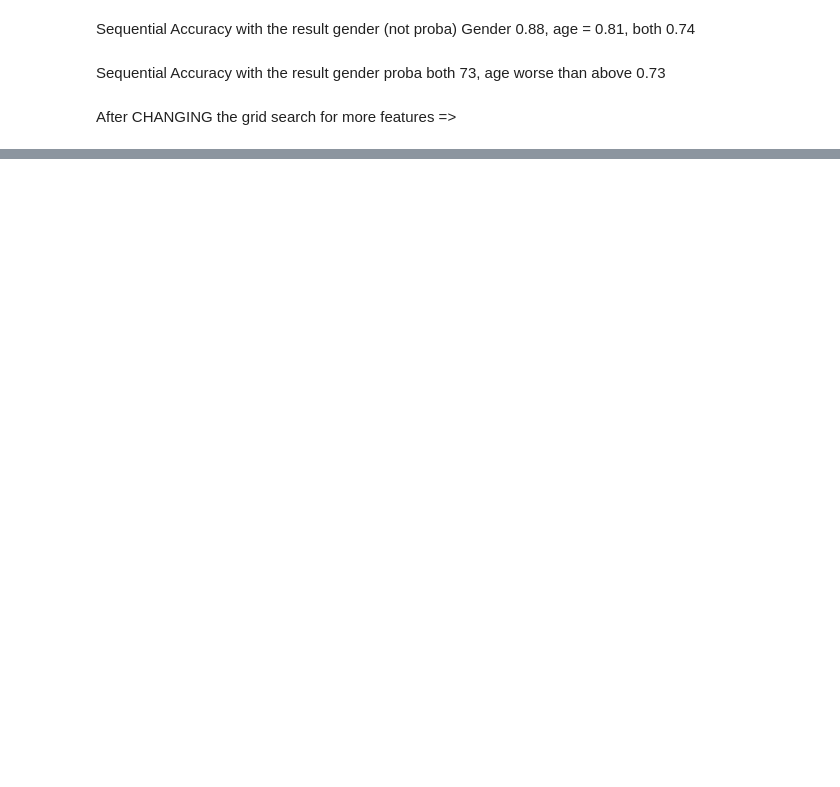
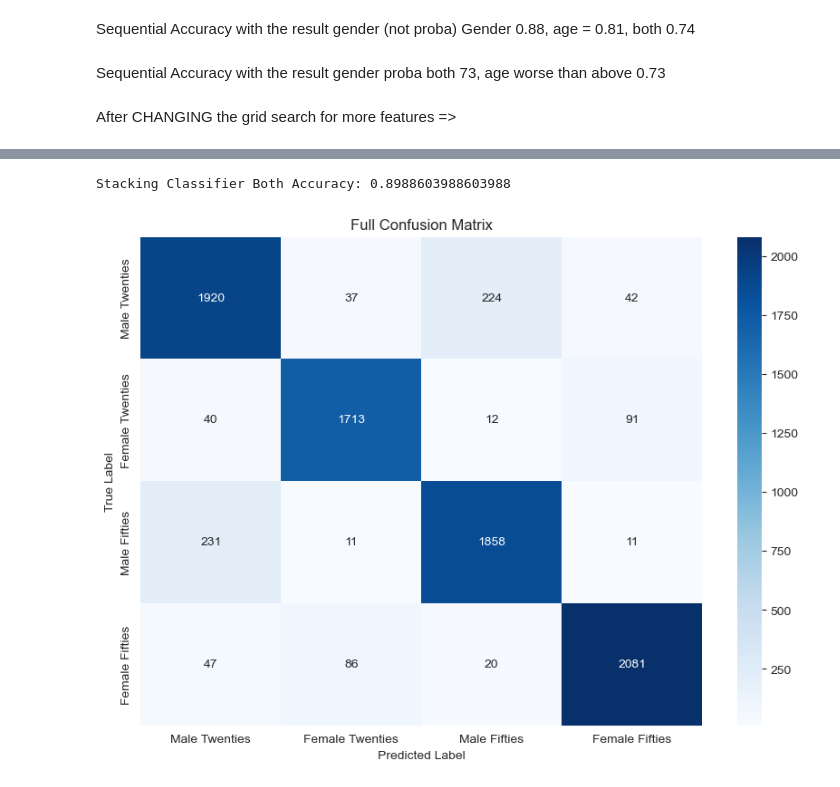
Before and after one commit to zizoisprogramming/VoiceProfiler, a Jupyter notebook: prediction.ipynb, the cells around one changed output, grey strips where cells are left out. Drawn from its saved outputs; the diff is of its cells as text; code cells hidden in the pictures; blank space fills up the shorter version.

Commit message:
Added Stack Training

```diff
--- a/prediction.ipynb
+++ b/prediction.ipynb
@@ -337,0 +543,16 @@ print("Stacking Classifier Total Accuracy:", accuracy_score(y_test, y_pred_test)
+# %%
+base_estimators = [
+    ('knn', model_both_knn[0]),
+    ('rf', model_both_rf[0]),
+    ('et', model_both_et[0]),
+    # ('svc', model_both_svm),
+]
+meta_classifier = LogisticRegression(penalty='l2', C=1, solver='lbfgs')
+stacking_clf = StackingClassifier(
+    estimators=base_estimators,
+    final_estimator=meta_classifier,
+    cv=5,
+    stack_method='auto',
+    n_jobs=-1
+)
+stacking_clf.fit(X_train, y_train)
@@ -337,0 +571,27 @@ print("Stacking Classifier Total Accuracy:", accuracy_score(y_test, y_pred_test)
+# %%
+stacking_pred = stacking_clf.predict(X_test)
+stacking_acc = accuracy_score(y_test, stacking_pred)
+print("Stacking Classifier Both Accuracy:", stacking_acc)
+# %% [output]
+Stacking Classifier Both Accuracy: 0.8988603988603988
+# %%
+
+confusion_counts = classification_counts(y_test, stacking_pred)
+all_labels = sorted(set(y_test) | set(stacking_pred))
+
+df_3 = pd.DataFrame(0, index=all_labels, columns=all_labels)
+
+for (true_label, pred_label), count in confusion_counts.items():
+    df.loc[true_label, pred_label] = count
+
+df_3.index = df_3.index.map(label_map)
+df_3.columns = df_3.columns.map(label_map)
+
+plt.figure(figsize=(10, 7))
+sns.heatmap(df_3, annot=True, fmt='d', cmap='Blues')
+plt.xlabel('Predicted Label')
+plt.ylabel('True Label')
+plt.title('Full Confusion Matrix')
+plt.show()
+# %% [output]
+[figure, added]
```
Also changed, not shown: parts of 23 cells of this notebook.
